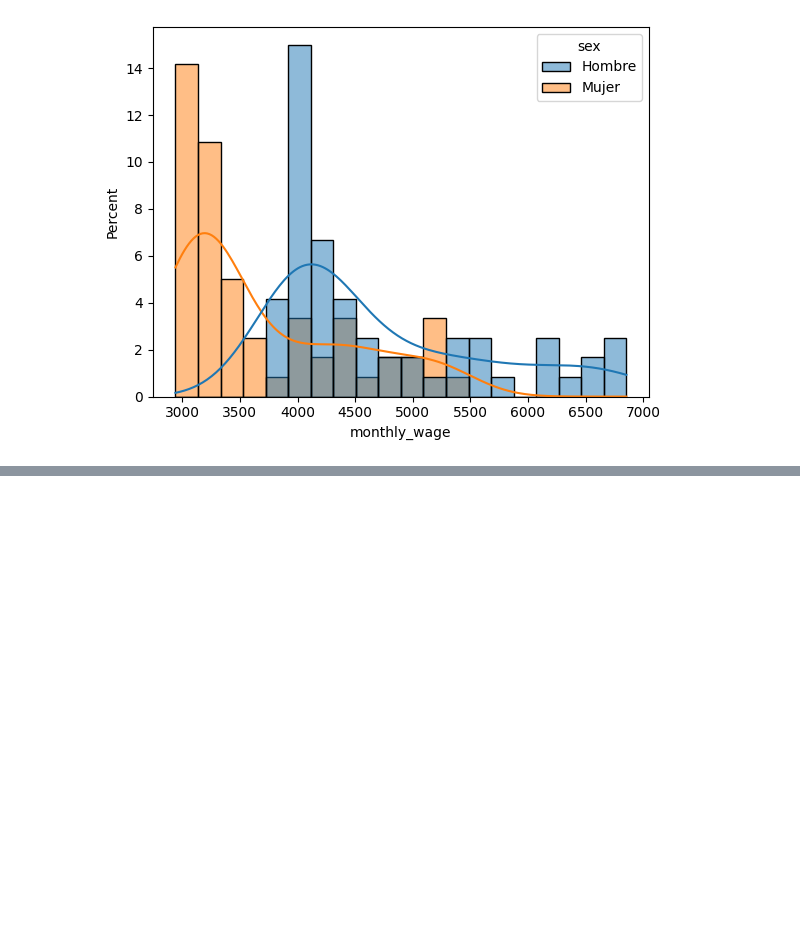
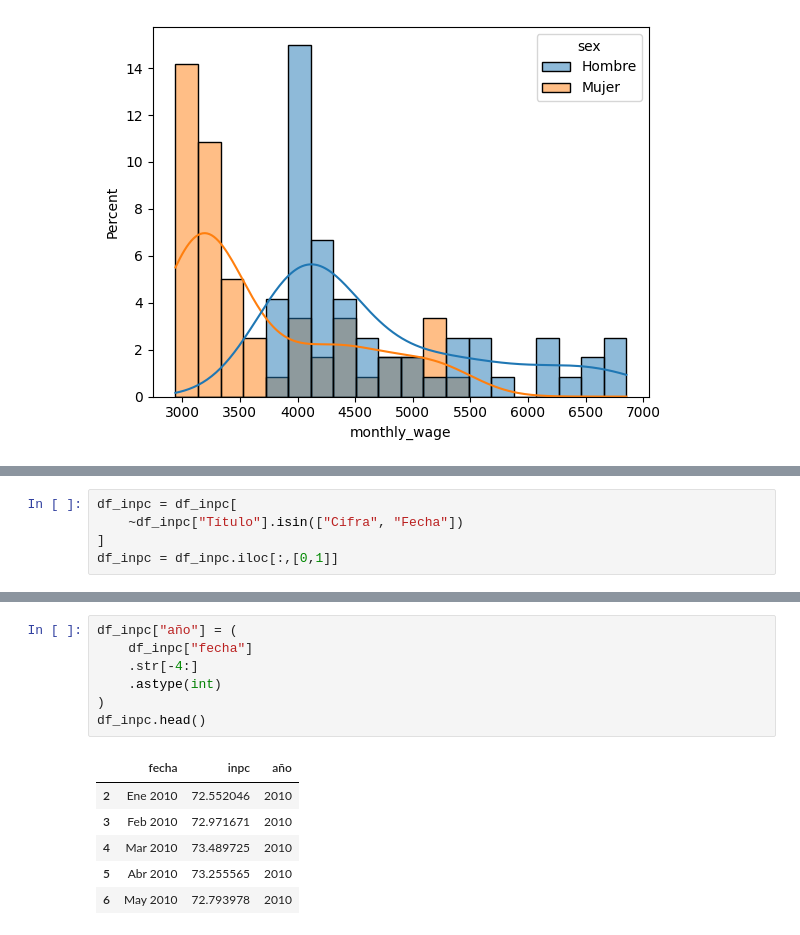
Before and after one commit to Monserrat-Vil/brecha_salarial, a Jupyter notebook: 1_gender-wagegap_fullanalysis.ipynb, the cells around one changed output, grey strips where cells are left out. Saved outputs shown, nothing was run; the diff lists cells and outputs as text; blank space fills up the shorter version.

```diff
--- a/1_gender-wagegap_fullanalysis.ipynb
+++ b/1_gender-wagegap_fullanalysis.ipynb
@@ -243,0 +260,5 @@ fig.show()
+# %%
+df_inpc = df_inpc[
+    ~df_inpc["Título"].isin(["Cifra", "Fecha"])
+]
+df_inpc = df_inpc.iloc[:,[0,1]]
@@ -243,0 +279,14 @@ fig.show()
+# %%
+df_inpc["año"] = (
+    df_inpc["fecha"]
+    .str[-4:]
+    .astype(int)
+)
+df_inpc.head()
+# %% [output]
+|  | fecha | inpc | año |
+| 2 | Ene 2010 | 72.552046 | 2010 |
+| 3 | Feb 2010 | 72.971671 | 2010 |
+| 4 | Mar 2010 | 73.489725 | 2010 |
+| 5 | Abr 2010 | 73.255565 | 2010 |
+| 6 | May 2010 | 72.793978 | 2010 |
```
Also changed, not shown: parts of 6 cells of this notebook, 1 other file.
